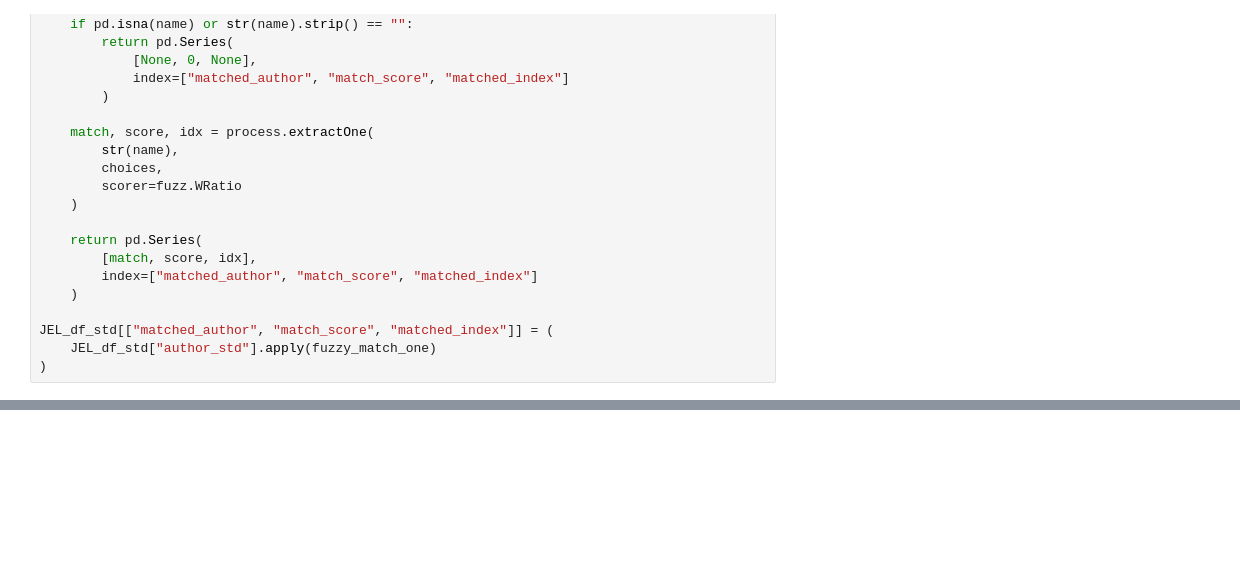
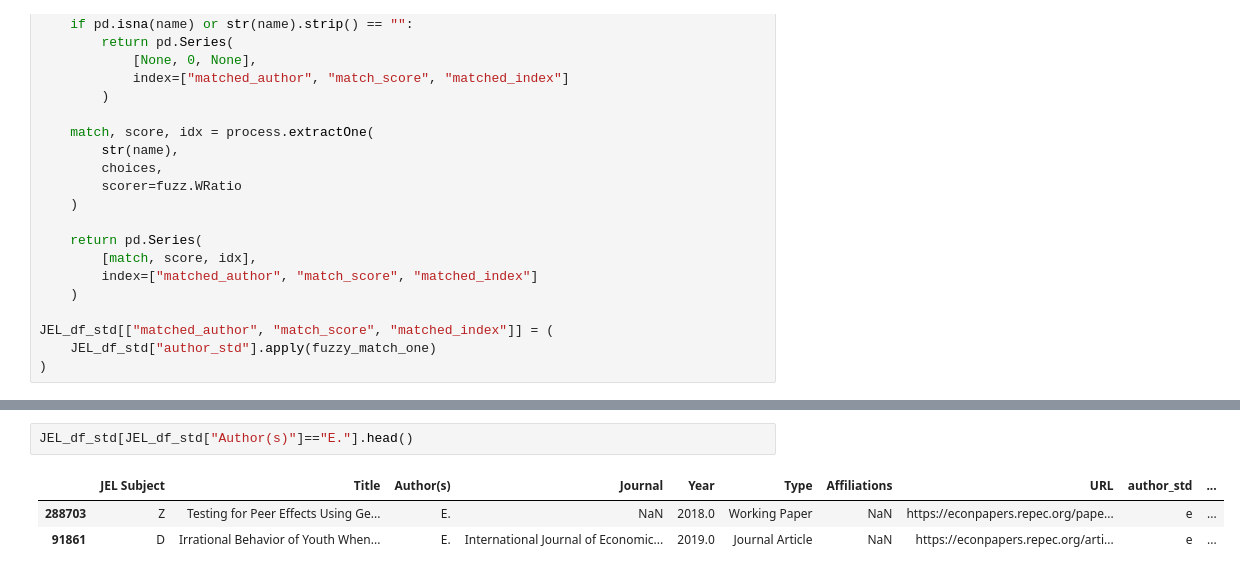
Before and after one commit to celinamadaschi/Telecom-DataAnalysis_Economics, a Jupyter notebook: Analysis_Final_Data.ipynb, the cells around one changed output, grey strips where cells are left out. Cells and saved outputs as stored; diff of their text form; blank space fills up the shorter version.

```diff
--- a/Analysis_Final_Data.ipynb
+++ b/Analysis_Final_Data.ipynb
@@ -204,0 +232,6 @@ JEL_df_std[["matched_author", "match_score", "matched_index"]] = (
+# %%
+JEL_df_std[JEL_df_std["Author(s)"]=="E."].head()
+# %% [output]
+|  | JEL Subject | Title | Author(s) | Journal | Year | Type | Affiliations | URL | author_std | ... |
+| 288703 | Z | Testing for Peer Effects Using Ge... | E. | NaN | 2018.0 | Working Paper | NaN | https://econpapers.repec.org/pape... | e | ... |
+| 91861 | D | Irrational Behavior of Youth When... | E. | International Journal of Economic... | 2019.0 | Journal Article | NaN | https://econpapers.repec.org/arti... | e | ... |
```
Also changed, not shown: parts of 9 cells of this notebook.
